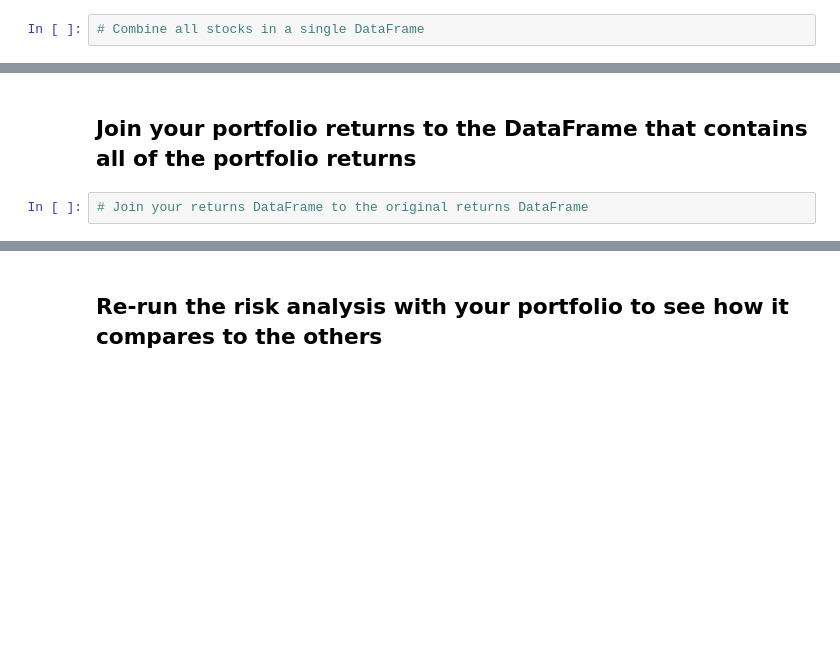
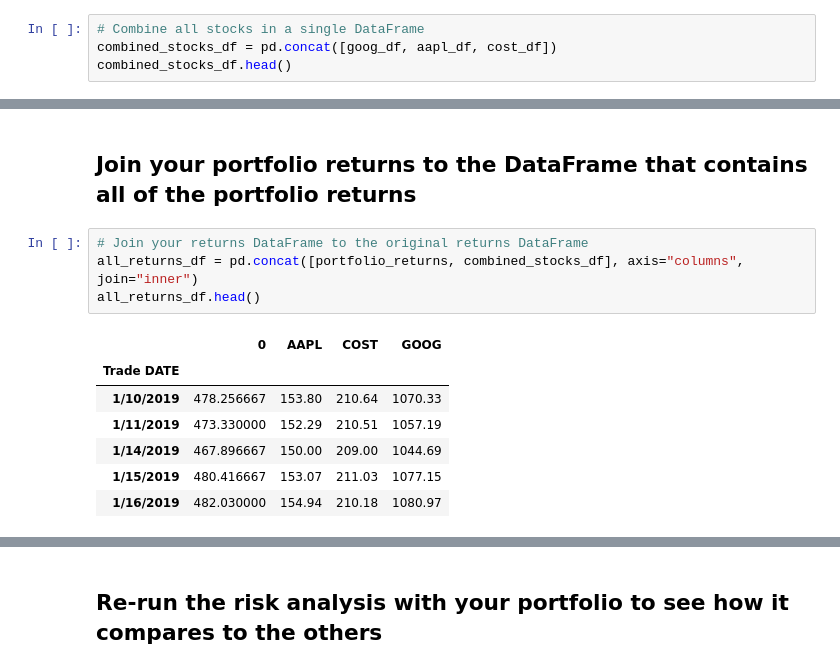
Before and after one commit to dmwalls24/HW04-Pandas, a Jupyter notebook: Starter_Code/whale_analysis.ipynb, the cells around one changed output, grey strips where cells are left out. Drawn from its saved outputs; the diff is of its cells as text; blank space fills up the shorter version.

```diff
--- a/Starter_Code/whale_analysis.ipynb
+++ b/Starter_Code/whale_analysis.ipynb
@@ -296,3 +304,5 @@ cost_data = Path("./Resources/cost_histortical")
 cost_df = pd.read_csv(cost_data, parse_dates=True, infer_datetime_format=True)
 # %%
 # Combine all stocks in a single DataFrame
+combined_stocks_df = pd.concat([goog_df, aapl_df, cost_df])
+combined_stocks_df.head()
@@ -319,5 +363,15 @@ weights = [1/3, 1/3, 1/3]
 ## Join your portfolio returns to the DataFrame that contains all of the portfolio returns
 # %%
 # Join your returns DataFrame to the original returns DataFrame
+all_returns_df = pd.concat([portfolio_returns, combined_stocks_df], axis="columns", join="inner")
+all_returns_df.head()
+# %% [output]
+|  | 0 | AAPL | COST | GOOG |
+| Trade DATE |  |  |  |  |
+| 1/10/2019 | 478.256667 | 153.80 | 210.64 | 1070.33 |
+| 1/11/2019 | 473.330000 | 152.29 | 210.51 | 1057.19 |
+| 1/14/2019 | 467.896667 | 150.00 | 209.00 | 1044.69 |
+| 1/15/2019 | 480.416667 | 153.07 | 211.03 | 1077.15 |
+| 1/16/2019 | 482.030000 | 154.94 | 210.18 | 1080.97 |
 # %%
 # Only compare dates where return data exists for all the stocks (drop NaNs)
```
Also changed, not shown: parts of 23 cells of this notebook.
